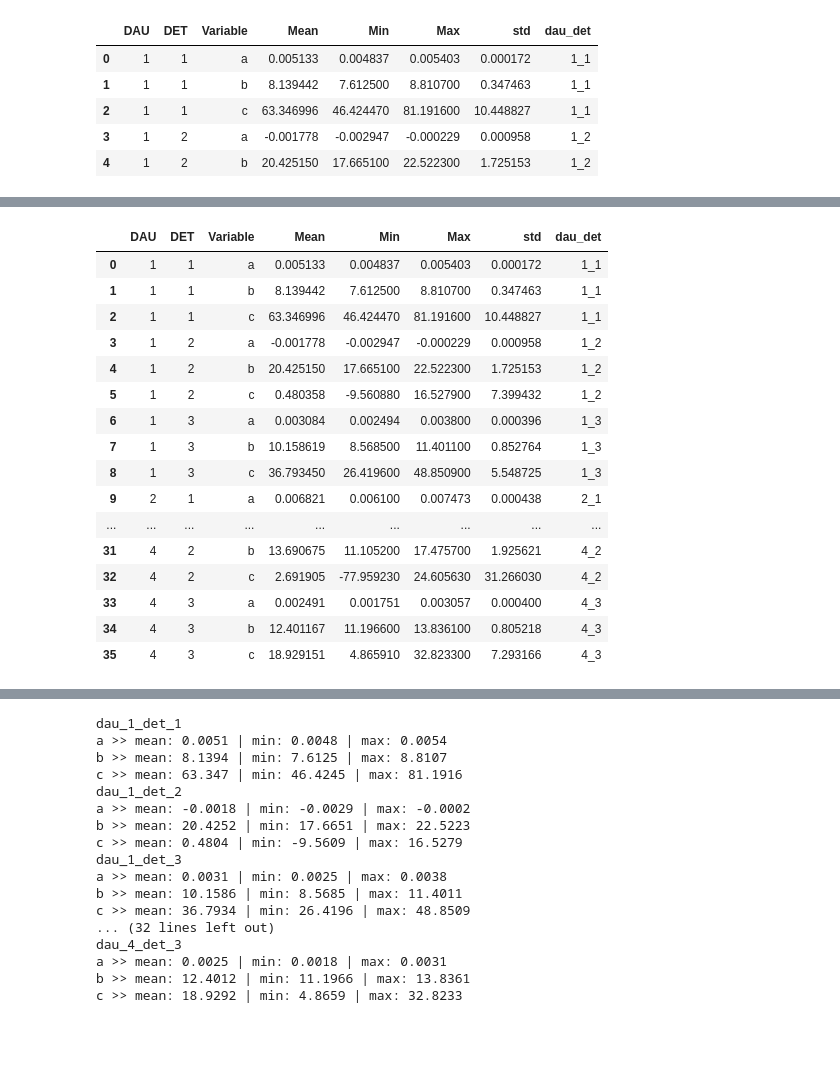
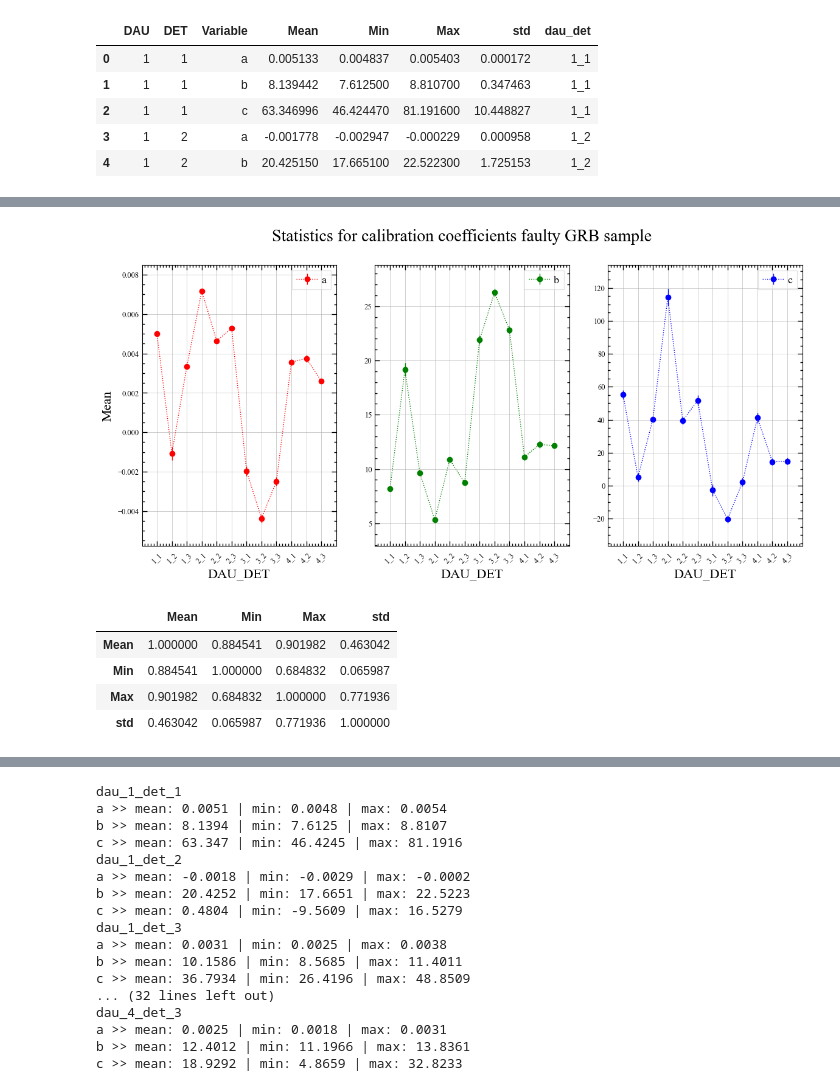
Before and after one commit to AndreasRamsli/GRB, a Jupyter notebook: calibration/coef_analysis.ipynb, the cells around one changed output, grey strips where cells are left out. Saved outputs shown, nothing was run; the diff lists cells and outputs as text; code cells hidden in the pictures; blank space fills up the shorter version.

```diff
--- a/calibration/coef_analysis.ipynb
+++ b/calibration/coef_analysis.ipynb
@@ -145 +179,43 @@ plt.show()
+# %%
+
+fig, (ax1, ax2, ax3) = plt.subplots(nrows=1, ncols=3, sharey=False, figsize=(14, 6))
+
+colors = {'a':'red', 'b':'green', 'c':'blue'}
+for variable in statistics_df_bad['Variable'].unique():
+    data = statistics_df_bad[statistics_df_bad['Variable'] == variable]
+    x = data['dau_det']
+    y = data['Mean']
+    yerr = data['std']/np.sqrt(len(T0s)) # SEM (sigma / sqrt(12) )
+    if variable == 'a':
+        ax1.errorbar(x, y, yerr=yerr, color=colors[variable], label=variable, fmt='o', linestyle='dotted')
+    elif variable == 'b':
+        ax2.errorbar(x, y, yerr=yerr, color=colors[variable], label=variable, fmt='o', linestyle='dotted')
+    elif variable == 'c':
+        ax3.errorbar(x, y, yerr=yerr, color=colors[variable], label=variable, fmt='o', linestyle='dotted')
+
+ax1.legend()
+ax2.legend()
+ax3.legend()
+ax1.set_xlabel('DAU_DET')
+ax1.set_ylabel('Mean')
+ax1.set_xlim(left=-1, right=12)
+ax1.tick_params(labelsize=9)
+ax1.grid()
+ax2.set_xlabel('DAU_DET')
+ax2.set_xlim(left=-1, right=12)
+ax2.tick_params(labelsize=9)
+ax2.grid()
+ax3.set_xlabel('DAU_DET')
+ax3.set_xlim(left=-1, right=12)
+ax3.tick_params(labelsize=9)
+ax3.grid()
+
+for ax in [ax1, ax2, ax3]:
+    ax.set_xticklabels(labels=statistics_df_bad['dau_det'].unique(),rotation=45)
+
+plt.suptitle('Statistics for calibration coefficients faulty GRB sample',fontsize=20)
+#plt.savefig('coef_statistics_faulty.png',dpi=350)
+plt.show()
+# %% [output]
+[figure, added]
 # %%
@@ -147,20 +226,20 @@ statistics_df.to_csv("calibration_coef_statistics")
 # %%
-statistics_df
+# add a new column indicating whether the event is good or bad
+statistics_df_good['Event'] = 'good'
+statistics_df_bad['Event'] = 'bad'
+
+# concatenate the two dataframes
+statistics_df = pd.concat([statistics_df_good, statistics_df_bad], ignore_index=True)
+statistics_df[['Mean', 'Min', 'Max', 'std']] = statistics_df[['Mean', 'Min', 'Max', 'std']].apply(pd.to_numeric, errors='coerce')
+correlation_matrix = statistics_df.corr('pearson')
+
+
+#correlation_matrix = statistics_df[['Mean', 'Min', 'Max', 'std', 'Event']].corrwith(statistics_df['Event'], method='pearson')
-# %% [output]
-|  | DAU | DET | Variable | Mean | Min | Max | std | dau_det |
-| 0 | 1 | 1 | a | 0.005133 | 0.004837 | 0.005403 | 0.000172 | 1_1 |
-| 1 | 1 | 1 | b | 8.139442 | 7.612500 | 8.810700 | 0.347463 | 1_1 |
-| 2 | 1 | 1 | c | 63.346996 | 46.424470 | 81.191600 | 10.448827 | 1_1 |
-| 3 | 1 | 2 | a | -0.001778 | -0.002947 | -0.000229 | 0.000958 | 1_2 |
-| 4 | 1 | 2 | b | 20.425150 | 17.665100 | 22.522300 | 1.725153 | 1_2 |
-| 5 | 1 | 2 | c | 0.480358 | -9.560880 | 16.527900 | 7.399432 | 1_2 |
-| 6 | 1 | 3 | a | 0.003084 | 0.002494 | 0.003800 | 0.000396 | 1_3 |
-| 7 | 1 | 3 | b | 10.158619 | 8.568500 | 11.401100 | 0.852764 | 1_3 |
-| 8 | 1 | 3 | c | 36.793450 | 26.419600 | 48.850900 | 5.548725 | 1_3 |
-| 9 | 2 | 1 | a | 0.006821 | 0.006100 | 0.007473 | 0.000438 | 2_1 |
-| ... | ... | ... | ... | ... | ... | ... | ... | ... |
-| 31 | 4 | 2 | b | 13.690675 | 11.105200 | 17.475700 | 1.925621 | 4_2 |
-| 32 | 4 | 2 | c | 2.691905 | -77.959230 | 24.605630 | 31.266030 | 4_2 |
-| 33 | 4 | 3 | a | 0.002491 | 0.001751 | 0.003057 | 0.000400 | 4_3 |
-| 34 | 4 | 3 | b | 12.401167 | 11.196600 | 13.836100 | 0.805218 | 4_3 |
-| 35 | 4 | 3 | c | 18.929151 | 4.865910 | 32.823300 | 7.293166 | 4_3 |
+# %%
+correlation_matrix
+# %% [output]
+|  | Mean | Min | Max | std |
+| Mean | 1.000000 | 0.884541 | 0.901982 | 0.463042 |
+| Min | 0.884541 | 1.000000 | 0.684832 | 0.065987 |
+| Max | 0.901982 | 0.684832 | 1.000000 | 0.771936 |
+| std | 0.463042 | 0.065987 | 0.771936 | 1.000000 |
```
Also changed, not shown: parts of 11 cells of this notebook, 2 other files.
